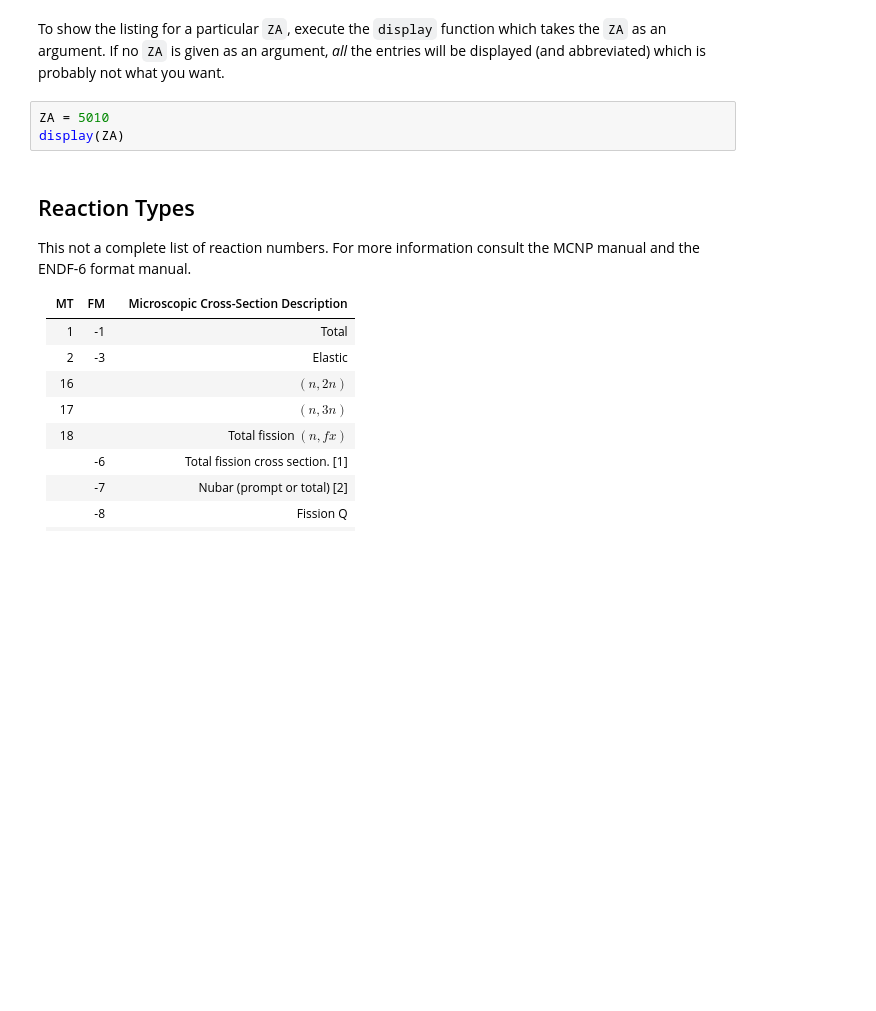
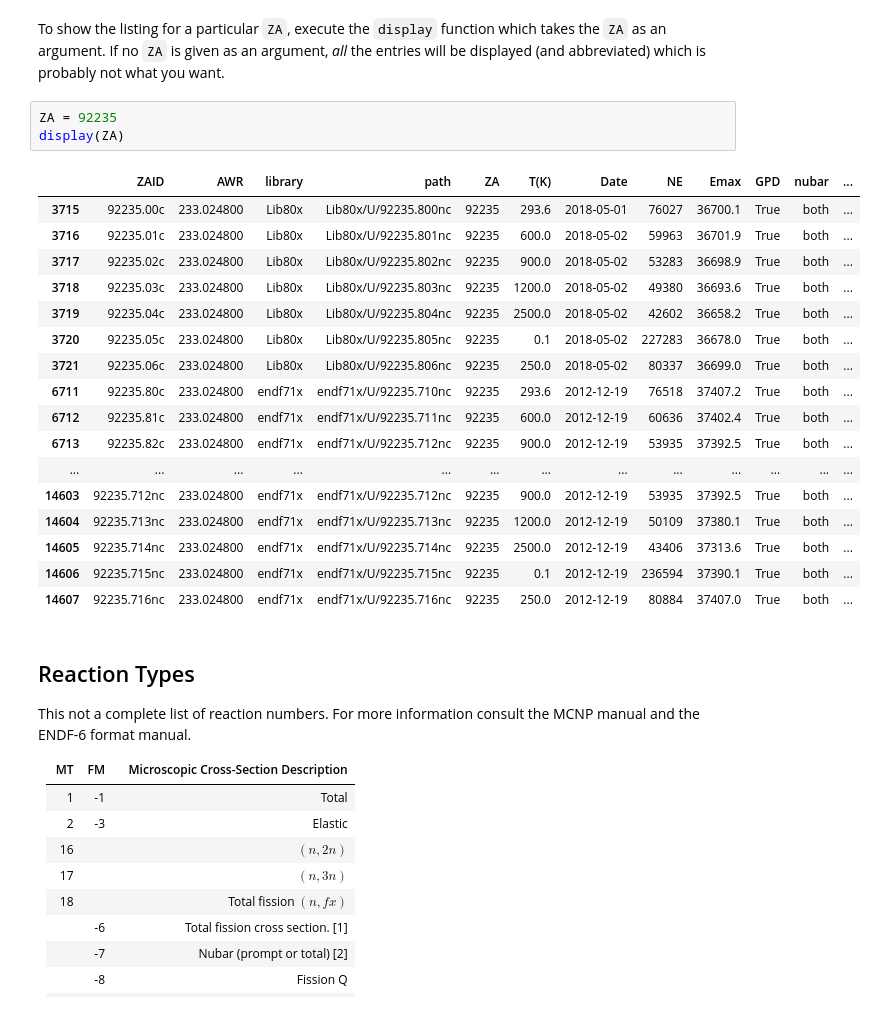
Before and after one commit to NuclearData/DataListing, a Jupyter notebook: ContinuousEnergyNeutron.ipynb, the cells around one changed output. Drawn from its saved outputs; the diff is of its cells as text; blank space fills up the shorter version.

```diff
--- a/ContinuousEnergyNeutron.ipynb
+++ b/ContinuousEnergyNeutron.ipynb
@@ -62,8 +62,26 @@ display = listing.DisplayData(XSDIR, lib_type)
 # %% [markdown]
 To show the listing for a particular `ZA`, execute the `display` function which takes the `ZA` as an argument. If no `ZA` is given as an argument, *all* the entries will be displayed (and abbreviated) which is probably not what you want.
 # %%
-ZA = 5010
+ZA = 92235
 display(ZA)
+# %% [output]
+|  | ZAID | AWR | library | path | ZA | T(K) | Date | NE | Emax | GPD | nubar | ... |
+| 3715 | 92235.00c | 233.024800 | Lib80x | Lib80x/U/92235.800nc | 92235 | 293.6 | 2018-05-01 | 76027 | 36700.1 | True | both | ... |
+| 3716 | 92235.01c | 233.024800 | Lib80x | Lib80x/U/92235.801nc | 92235 | 600.0 | 2018-05-02 | 59963 | 36701.9 | True | both | ... |
+| 3717 | 92235.02c | 233.024800 | Lib80x | Lib80x/U/92235.802nc | 92235 | 900.0 | 2018-05-02 | 53283 | 36698.9 | True | both | ... |
+| 3718 | 92235.03c | 233.024800 | Lib80x | Lib80x/U/92235.803nc | 92235 | 1200.0 | 2018-05-02 | 49380 | 36693.6 | True | both | ... |
+| 3719 | 92235.04c | 233.024800 | Lib80x | Lib80x/U/92235.804nc | 92235 | 2500.0 | 2018-05-02 | 42602 | 36658.2 | True | both | ... |
+| 3720 | 92235.05c | 233.024800 | Lib80x | Lib80x/U/92235.805nc | 92235 | 0.1 | 2018-05-02 | 227283 | 36678.0 | True | both | ... |
+| 3721 | 92235.06c | 233.024800 | Lib80x | Lib80x/U/92235.806nc | 92235 | 250.0 | 2018-05-02 | 80337 | 36699.0 | True | both | ... |
+| 6711 | 92235.80c | 233.024800 | endf71x | endf71x/U/92235.710nc | 92235 | 293.6 | 2012-12-19 | 76518 | 37407.2 | True | both | ... |
+| 6712 | 92235.81c | 233.024800 | endf71x | endf71x/U/92235.711nc | 92235 | 600.0 | 2012-12-19 | 60636 | 37402.4 | True | both | ... |
+| 6713 | 92235.82c | 233.024800 | endf71x | endf71x/U/92235.712nc | 92235 | 900.0 | 2012-12-19 | 53935 | 37392.5 | True | both | ... |
+| ... | ... | ... | ... | ... | ... | ... | ... | ... | ... | ... | ... | ... |
+| 14603 | 92235.712nc | 233.024800 | endf71x | endf71x/U/92235.712nc | 92235 | 900.0 | 2012-12-19 | 53935 | 37392.5 | True | both | ... |
+| 14604 | 92235.713nc | 233.024800 | endf71x | endf71x/U/92235.713nc | 92235 | 1200.0 | 2012-12-19 | 50109 | 37380.1 | True | both | ... |
+| 14605 | 92235.714nc | 233.024800 | endf71x | endf71x/U/92235.714nc | 92235 | 2500.0 | 2012-12-19 | 43406 | 37313.6 | True | both | ... |
+| 14606 | 92235.715nc | 233.024800 | endf71x | endf71x/U/92235.715nc | 92235 | 0.1 | 2012-12-19 | 236594 | 37390.1 | True | both | ... |
+| 14607 | 92235.716nc | 233.024800 | endf71x | endf71x/U/92235.716nc | 92235 | 250.0 | 2012-12-19 | 80884 | 37407.0 | True | both | ... |
 # %% [markdown]
 ## Reaction Types
 This not a complete list of reaction numbers. For more information consult the MCNP manual and the ENDF-6 format manual.
```
Also changed, not shown: 5 other files.
